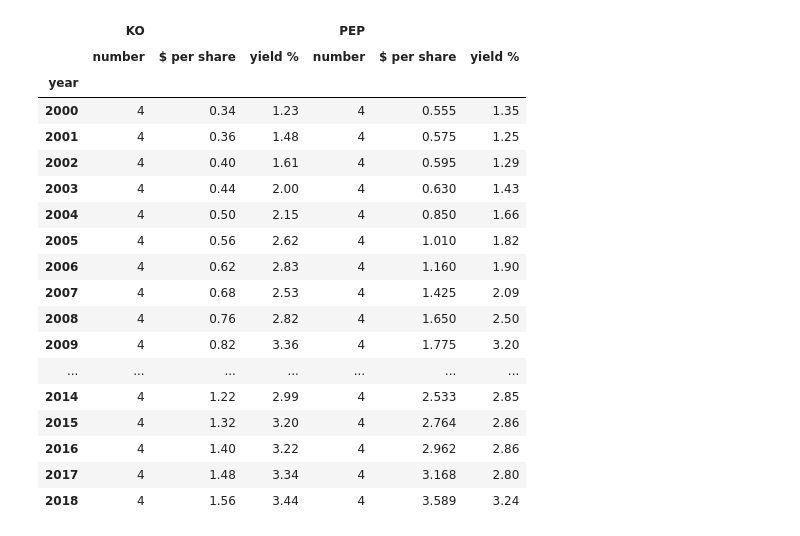
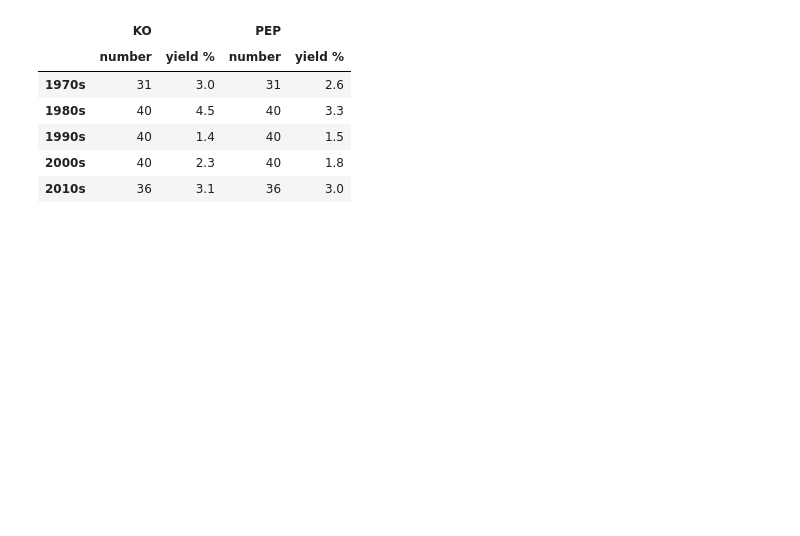
Before and after one commit to gianleonardosalvemini-tech/bsq-pairs-trading, a Jupyter notebook: notebooks/01_data.ipynb, the cells around one changed output. Saved outputs shown, nothing was run; the diff lists cells and outputs as text; code cells hidden in the pictures; blank space fills up the shorter version.

```diff
--- a/notebooks/01_data.ipynb
+++ b/notebooks/01_data.ipynb
@@ -226,0 +207,15 @@ reported by Yahoo is wrong and is left out here; it is explained in section 3.4.
+# %%
+quoted = {}
+for day in (start, pd.Timestamp(PAIR.start)):
+    for ticker in ("KO", "PEP"):
+        later = splits.loc[(splits["ticker"] == ticker) & (splits.index > day)]
+        factor = float(later["new shares per old share"].prod())
+        quoted[(day.date(), ticker)] = (
+            close.at[day, ticker],
+            factor,
+            close.at[day, ticker] * factor,
+        )
+real_prices = pd.DataFrame.from_dict(
+    quoted, orient="index", columns=["Yahoo close", "later splits (x)", "price paid that day ($)"]
+)
+real_prices.round(2)
@@ -227,42 +239,35 @@ reported by Yahoo is wrong and is left out here; it is explained in section 3.4.
 # %%
 reported = events.loc[events["dividend"] > 0]  # everything Yahoo reports
 wrong = [(pd.Timestamp(e.ex_date), e.ticker) for e in KNOWN_DIVIDEND_ERRORS]
-is_wrong = [
-    (day, ticker) in wrong for day, ticker in zip(reported.index, reported["ticker"], strict=True)
-]
-dividends = reported.loc[[not flag for flag in is_wrong]]  # the dividends actually paid
-close = raw["Close"]
-table = {}
+SPIN_OFF = (pd.Timestamp("1997-10-07"), "PEP")  # Tricon shares, recorded as a dividend
+keys = list(zip(reported.index, reported["ticker"], strict=True))
+dividends = reported.loc[[key not in wrong and key != SPIN_OFF for key in keys]]  # cash paid
+yearly = {}
 for ticker in ("KO", "PEP"):
     paid = dividends.loc[dividends["ticker"] == ticker, "dividend"]
-    by_year = paid.groupby(paid.index.year)
     avg_price = close[ticker].groupby(close.index.year).mean()
-    table[(ticker, "number")] = by_year.size()
-    table[(ticker, "$ per share")] = by_year.sum().round(3)
-    table[(ticker, "yield %")] = (100 * by_year.sum() / avg_price).round(2)
-dividend_table = pd.DataFrame(table)
-dividend_table.index.name = "year"
-dividend_table
+    yearly[(ticker, "number")] = paid.groupby(paid.index.year).size()
+    yearly[(ticker, "yield %")] = 100 * paid.groupby(paid.index.year).sum() / avg_price
+yearly = pd.DataFrame(yearly)
+yearly.index.name = "year"
+by_decade = yearly.groupby((yearly.index // 10) * 10).agg(
+    {
+        ("KO", "number"): "sum",
+        ("KO", "yield %"): "mean",
+        ("PEP", "number"): "sum",
+        ("PEP", "yield %"): "mean",
+    }
+)
+by_decade.index = [f"{decade}s" for decade in by_decade.index]
+by_decade.round(1)
 # %% [output]
-|  | KO |  |  | PEP |  |  |
-|  | number | $ per share | yield % | number | $ per share | yield % |
-| year |  |  |  |  |  |  |
-| 2000 | 4 | 0.34 | 1.23 | 4 | 0.555 | 1.35 |
-| 2001 | 4 | 0.36 | 1.48 | 4 | 0.575 | 1.25 |
-| 2002 | 4 | 0.40 | 1.61 | 4 | 0.595 | 1.29 |
-| 2003 | 4 | 0.44 | 2.00 | 4 | 0.630 | 1.43 |
-| 2004 | 4 | 0.50 | 2.15 | 4 | 0.850 | 1.66 |
-| 2005 | 4 | 0.56 | 2.62 | 4 | 1.010 | 1.82 |
-| 2006 | 4 | 0.62 | 2.83 | 4 | 1.160 | 1.90 |
-| 2007 | 4 | 0.68 | 2.53 | 4 | 1.425 | 2.09 |
-| 2008 | 4 | 0.76 | 2.82 | 4 | 1.650 | 2.50 |
-| 2009 | 4 | 0.82 | 3.36 | 4 | 1.775 | 3.20 |
-| ... | ... | ... | ... | ... | ... | ... |
-| 2014 | 4 | 1.22 | 2.99 | 4 | 2.533 | 2.85 |
-| 2015 | 4 | 1.32 | 3.20 | 4 | 2.764 | 2.86 |
-| 2016 | 4 | 1.40 | 3.22 | 4 | 2.962 | 2.86 |
-| 2017 | 4 | 1.48 | 3.34 | 4 | 3.168 | 2.80 |
-| 2018 | 4 | 1.56 | 3.44 | 4 | 3.589 | 3.24 |
+|  | KO |  | PEP |  |
+|  | number | yield % | number | yield % |
+| 1970s | 31 | 3.0 | 31 | 2.6 |
+| 1980s | 40 | 4.5 | 40 | 3.3 |
+| 1990s | 40 | 1.4 | 40 | 1.5 |
+| 2000s | 40 | 2.3 | 40 | 1.8 |
+| 2010s | 36 | 3.1 | 36 | 3.0 |
 # %%
 fig = go.Figure()
 for ticker in ("KO", "PEP"):
```
Also changed, not shown: parts of 83 cells of this notebook, 8 other files.
